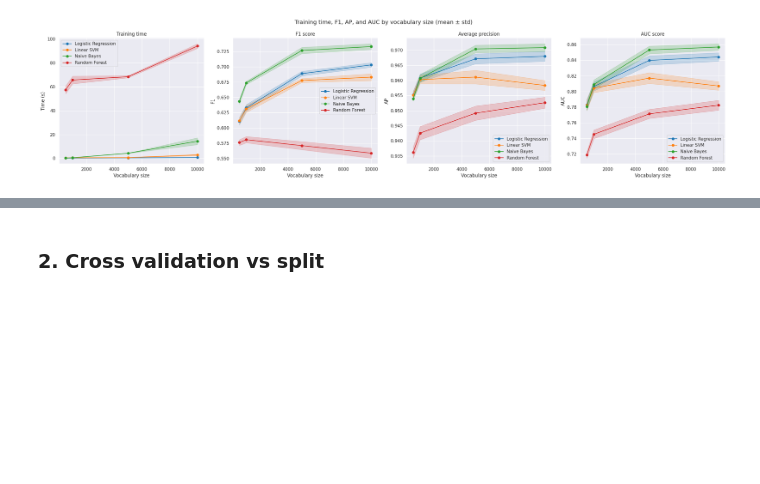
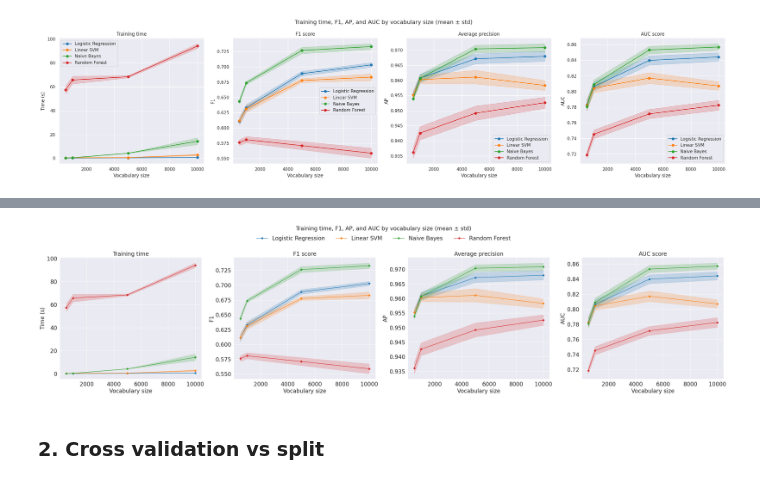
Before and after one commit to alan-man/tal-projet, a Jupyter notebook: pre_test.ipynb, the cells around one changed output, grey strips where cells are left out. Drawn from its saved outputs; the diff is of its cells as text; code cells hidden in the pictures; blank space fills up the shorter version.

Commit message:
major pretest done

```diff
--- a/pre_test.ipynb
+++ b/pre_test.ipynb
@@ -529,3 +532,82 @@ plt.show()
+# %%
+import matplotlib.pyplot as plt
+import numpy as np
+import seaborn as sns
+
+sns.set_theme(style="darkgrid")
+
+max_features_test = [500, 1000, 5000, 10000]
+models_names = ["logreg", "linear_svm", "nb", "rf"]
+label_map = {
+    "nb":         "Naive Bayes",
+    "logreg":     "Logistic Regression",
+    "linear_svm": "Linear SVM",
+    "rf":         "Random Forest",
+}
+
+train_time = {
+    500:   {"logreg": [0.243, 0.013], "linear_svm": [0.419, 0.028], "nb": [0.228, 0.041], "rf": [57.459, 3.278]},
+    1000:  {"logreg": [0.241, 0.021], "linear_svm": [0.489, 0.031], "nb": [0.502, 0.071], "rf": [65.687, 3.287]},
+    5000:  {"logreg": [0.395, 0.059], "linear_svm": [0.638, 0.036], "nb": [4.316, 0.136], "rf": [68.409, 0.869]},
+    10000: {"logreg": [0.768, 0.266], "linear_svm": [2.813, 0.655], "nb": [14.371, 2.867], "rf": [94.141, 1.955]},
+}
+val_f1 = {
+    500:   {"logreg": [0.6111, 0.0061], "linear_svm": [0.6116, 0.0056], "nb": [0.6436, 0.0045], "rf": [0.5763, 0.0047]},
+    1000:  {"logreg": [0.6330, 0.0054], "linear_svm": [0.6312, 0.0059], "nb": [0.6736, 0.0028], "rf": [0.5809, 0.0052]},
+    5000:  {"logreg": [0.6887, 0.0038], "linear_svm": [0.6775, 0.0033], "nb": [0.7265, 0.0051], "rf": [0.5712, 0.0066]},
+    10000: {"logreg": [0.7029, 0.0036], "linear_svm": [0.6829, 0.0057], "nb": [0.7328, 0.0047], "rf": [0.5589, 0.0082]},
+}
+val_ap = {
+    500:   {"logreg": [0.9552, 0.0012], "linear_svm": [0.9552, 0.0013], "nb": [0.9539, 0.0008], "rf": [0.9361, 0.0019]},
+    1000:  {"logreg": [0.9608, 0.0013], "linear_svm": [0.9603, 0.0014], "nb": [0.9607, 0.0013], "rf": [0.9426, 0.0022]},
+    5000:  {"logreg": [0.9672, 0.0017], "linear_svm": [0.9611, 0.0023], "nb": [0.9704, 0.0012], "rf": [0.9492, 0.0024]},
+    10000: {"logreg": [0.9680, 0.0016], "linear_svm": [0.9583, 0.0016], "nb": [0.9709, 0.0013], "rf": [0.9526, 0.0018]},
+}
+val_auc = {
+    500:   {"logreg": [0.7832, 0.0068], "linear_svm": [0.7827, 0.0068], "nb": [0.7809, 0.0052], "rf": [0.7188, 0.0041]},
+    1000:  {"logreg": [0.8064, 0.0057], "linear_svm": [0.8044, 0.0057], "nb": [0.8090, 0.0059], "rf": [0.7452, 0.0055]},
+    5000:  {"logreg": [0.8398, 0.0059], "linear_svm": [0.8172, 0.0070], "nb": [0.8532, 0.0049], "rf": [0.7714, 0.0059]},
+    10000: {"logreg": [0.8442, 0.0054], "linear_svm": [0.8071, 0.0055], "nb": [0.8570, 0.0042], "rf": [0.7825, 0.0064]},
+}
+
+metrics = [
+    (train_time, "Training time",       "Time (s)"),
+    (val_f1,     "F1 score",            "F1"),
+    (val_ap,     "Average precision",   "AP"),
+    (val_auc,    "AUC score",           "AUC"),
+]
+
+palette = sns.color_palette("tab10", n_colors=len(models_names))
+fig, axes = plt.subplots(1, 4, figsize=(35, 8))
+
+for model_name, color in zip(models_names, palette):
+    label = label_map.get(model_name, model_name)
+    for ax, (metric_dict, title, ylabel) in zip(axes, metrics):
+        mean_vals = np.array([metric_dict[mf][model_name][0] for mf in max_features_test])
+        std_vals  = np.array([metric_dict[mf][model_name][1] for mf in max_features_test])
+        ax.plot(max_features_test, mean_vals, marker="o", label=label, color=color)
+        ax.fill_between(max_features_test,
+                        mean_vals - std_vals,
+                        mean_vals + std_vals,
+                        alpha=0.2, color=color)
+
+for ax, (_, title, ylabel) in zip(axes, metrics):
+    ax.set_title(title, fontsize=20)
+    ax.set_xlabel("Vocabulary size", fontsize=20)
+    ax.set_ylabel(ylabel, fontsize=20)
+    ax.tick_params(axis='both', which='major', labelsize=20)
+
+# shared legend on top
+handles, labels = axes[0].get_legend_handles_labels()
+fig.legend(handles, labels, loc="upper center", ncol=4, frameon=False,
+           bbox_to_anchor=(0.5, 1.05), fontsize=20)
+
+plt.suptitle("Training time, F1, AP, and AUC by vocabulary size (mean ± std)", y=1.08, fontsize=20)
+plt.tight_layout()
+plt.savefig("images/pretest/training_time_f1_ap_auc_by_vocab_size_3.pdf", bbox_inches="tight")
+plt.show()
+# %% [output]
+[figure, added]
 # %% [markdown]
 ### 2. Cross validation vs split
 # %%
```
Also changed, not shown: parts of 37 cells of this notebook, 4 other files.
